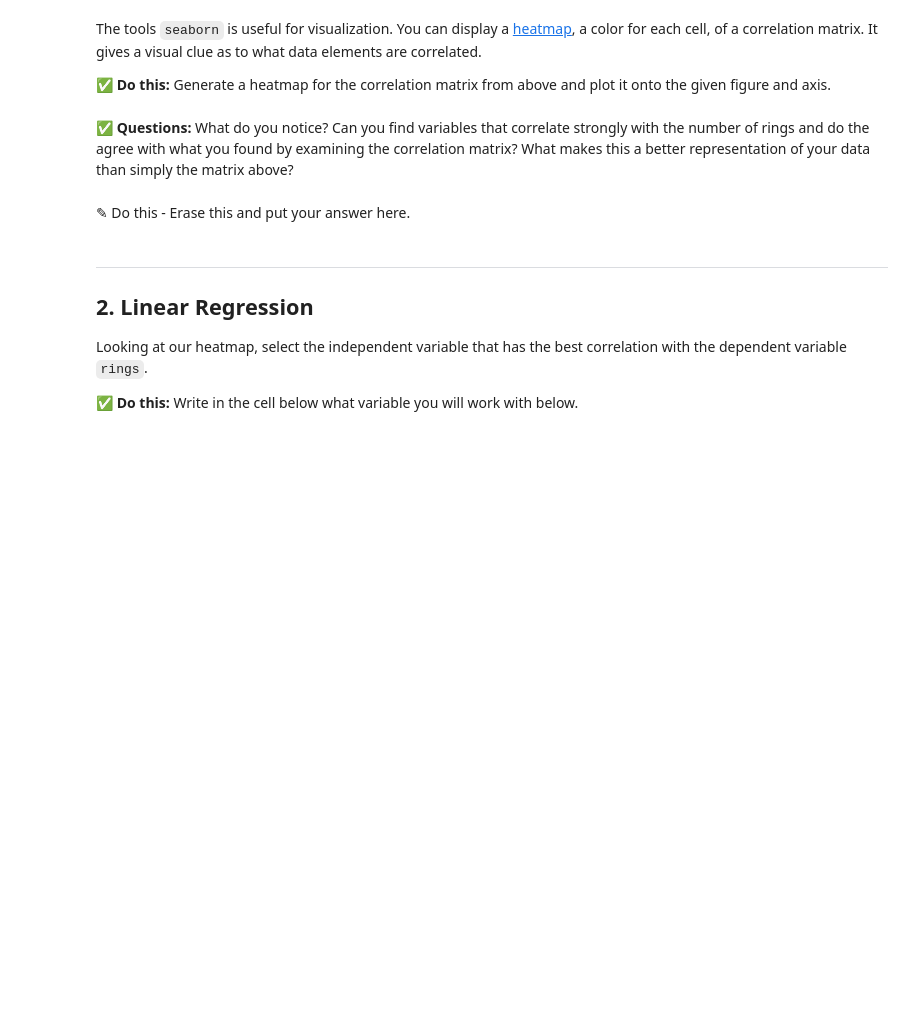
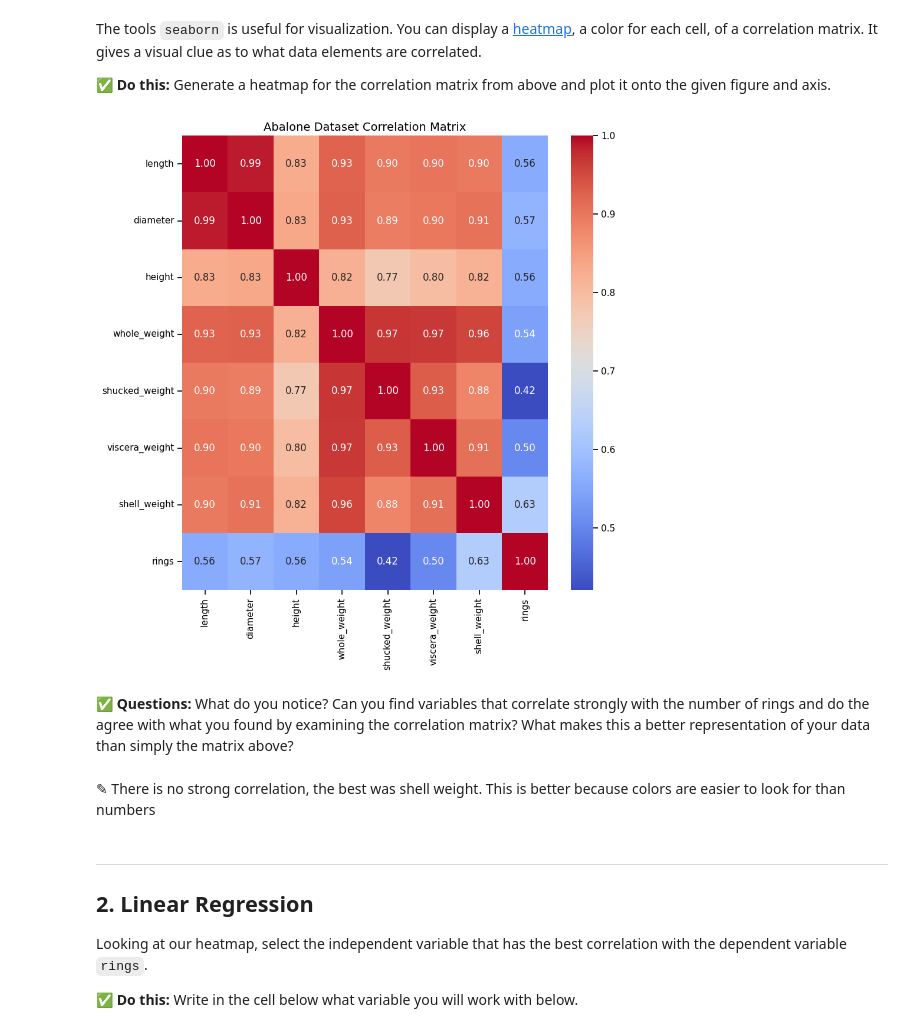
Before and after one commit to eliasel3-hub/CMSE202-f25-turnin, a Jupyter notebook: Day-13/Day-13_In-Class-Regression-Elena.ipynb, the cells around one changed output. Saved outputs shown, nothing was run; the diff lists cells and outputs as text; code cells hidden in the pictures; blank space fills up the shorter version.

```diff
--- a/Day-13/Day-13_In-Class-Regression-Elena.ipynb
+++ b/Day-13/Day-13_In-Class-Regression-Elena.ipynb
@@ -93,6 +143,7 @@ The diagonal of the matrix is all ones since that the correlation of the column
 **&#9989; Do This:** Calculate and display the correlation matrix associated with your data. NOTE: Depending on your numpy version, this step might initially give you an error. If this is the case, remove the sex column from the dataframe.
 # %%
 # put your code here
+matrix=data.corr()
 # %% [markdown]
 **&#9989; Questions:** What do you notice? Can you find variables that correlate strongly with the number of rings? What might make finding these variables this easier?
 # %% [markdown]
@@ -104,10 +155,18 @@ The tools `seaborn` is useful for visualization. You can display a [heatmap](htt
 # %%
 fig, ax = plt.subplots(1,1, figsize = (10,10) )
 # put your code here
+sns.heatmap(matrix, annot=True, cmap='coolwarm', fmt=".2f", ax=ax)
+
+# Add title
+ax.set_title("Abalone Dataset Correlation Matrix", fontsize=14)
+
+plt.show()
+# %% [output]
+[figure, added]
 # %% [markdown]
 **&#9989; Questions:** What do you notice? Can you find variables that correlate strongly with the number of rings and do the agree with what you found by examining the correlation matrix? What makes this a better representation of your data than simply the matrix above?
-# %% [markdown]
-<font size=+3>&#9998;</font> Do this - Erase this and put your answer here.
+# %% [markdown]
+<font size=+3>&#9998;</font> There is no strong correlation, the best was shell weight. This is better because colors are easier to look for than numbers
 # %% [markdown]
 ---
 <a id="regression"></a>
```
Also changed, not shown: parts of 31 cells of this notebook, 2 other files.
